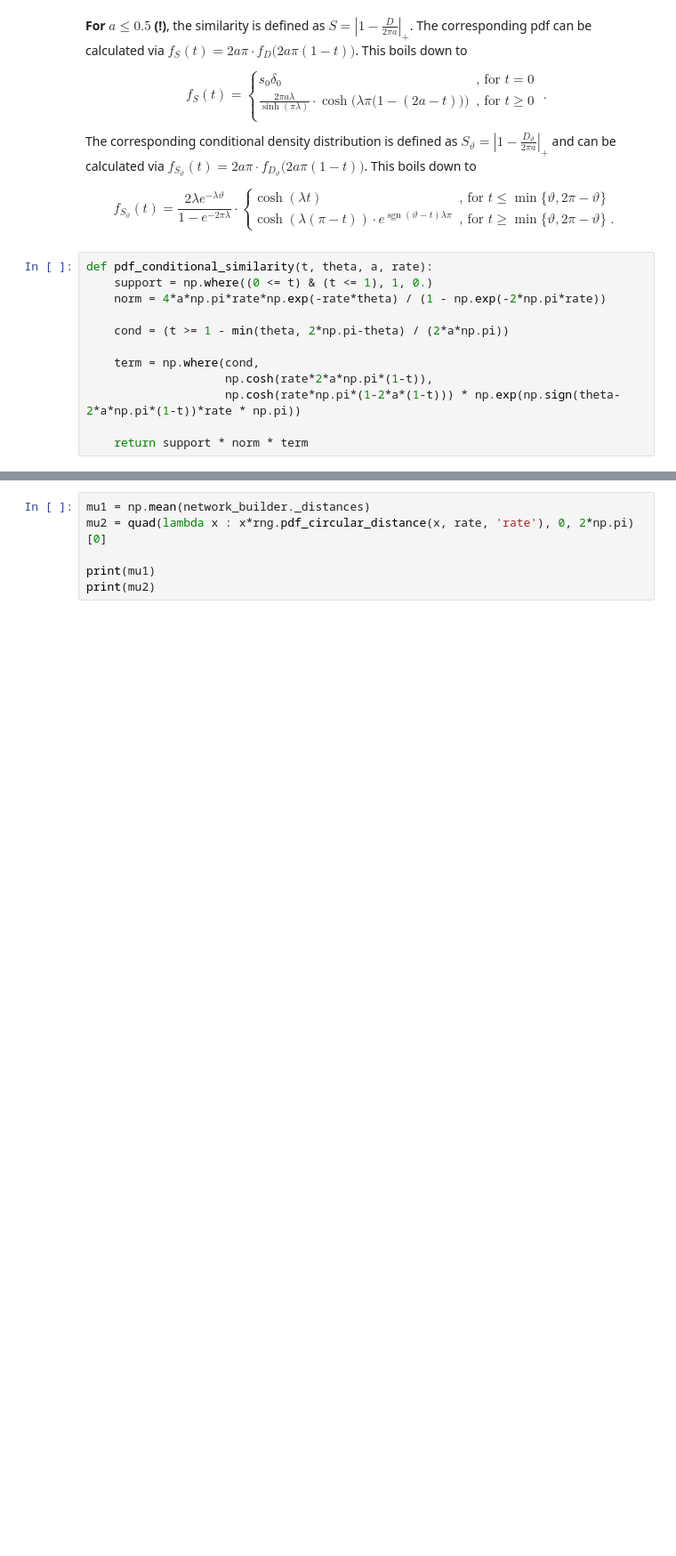
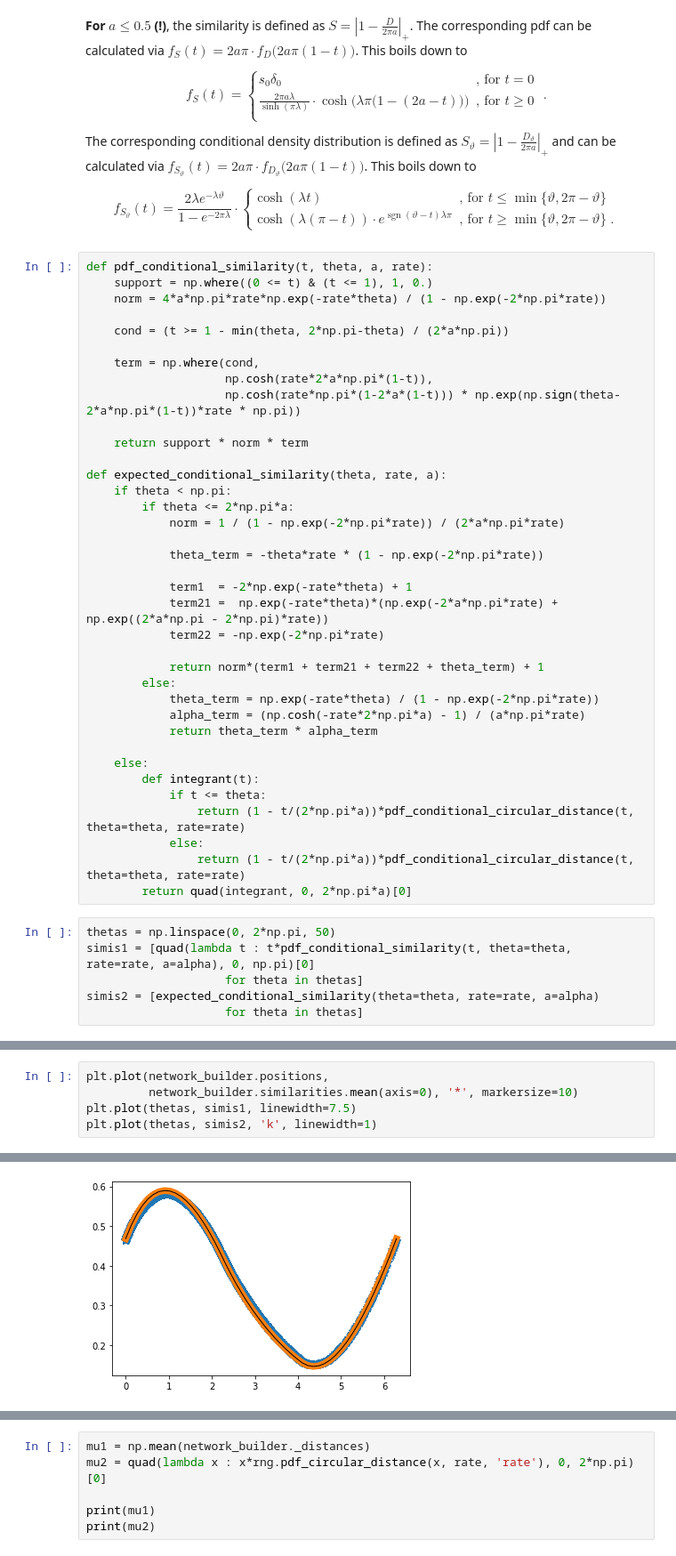
Before and after one commit to ClusterDuck123/ringity, a Jupyter notebook: doc/notebooks/network_model/distribution_functions.ipynb, the cells around one changed output, grey strips where cells are left out. Shown at 89% size. Saved outputs shown, nothing was run; the diff lists cells and outputs as text; blank space fills up the shorter version.

Commit message:
started first part of expected_conditional_similairty

```diff
--- a/doc/notebooks/network_model/distribution_functions.ipynb
+++ b/doc/notebooks/network_model/distribution_functions.ipynb
@@ -222,3 +216,34 @@ def pdf_conditional_similarity(t, theta, a, rate):
                     np.cosh(rate*np.pi*(1-2*a*(1-t))) * np.exp(np.sign(theta-2*a*np.pi*(1-t))*rate * np.pi))
 
     return support * norm * term
+
+def expected_conditional_similarity(theta, rate, a):
+    if theta < np.pi:
+        if theta <= 2*np.pi*a:
+            norm = 1 / (1 - np.exp(-2*np.pi*rate)) / (2*a*np.pi*rate)
+
+            theta_term = -theta*rate * (1 - np.exp(-2*np.pi*rate))
+
+            term1  = -2*np.exp(-rate*theta) + 1
+            term21 =  np.exp(-rate*theta)*(np.exp(-2*a*np.pi*rate) + np.exp((2*a*np.pi - 2*np.pi)*rate))
+            term22 = -np.exp(-2*np.pi*rate)
+
+            return norm*(term1 + term21 + term22 + theta_term) + 1
+        else:
+            theta_term = np.exp(-rate*theta) / (1 - np.exp(-2*np.pi*rate))
+            alpha_term = (np.cosh(-rate*2*np.pi*a) - 1) / (a*np.pi*rate)
+            return theta_term * alpha_term
+
+    else:
+        def integrant(t):
+            if t <= theta:
+                return (1 - t/(2*np.pi*a))*pdf_conditional_circular_distance(t, theta=theta, rate=rate)
+            else:
+                return (1 - t/(2*np.pi*a))*pdf_conditional_circular_distance(t, theta=theta, rate=rate)
+        return quad(integrant, 0, 2*np.pi*a)[0]
+# %%
+thetas = np.linspace(0, 2*np.pi, 50)
+simis1 = [quad(lambda t : t*pdf_conditional_similarity(t, theta=theta, rate=rate, a=alpha), 0, np.pi)[0]
+                    for theta in thetas]
+simis2 = [expected_conditional_similarity(theta=theta, rate=rate, a=alpha)
+                    for theta in thetas]
@@ -224,0 +256,6 @@ def pdf_conditional_similarity(t, theta, a, rate):
+# %%
+plt.plot(network_builder.positions,
+         network_builder.similarities.mean(axis=0), '*', markersize=10)
+plt.plot(thetas, simis1, linewidth=7.5)
+plt.plot(thetas, simis2, 'k', linewidth=1)
+# %% [output]
@@ -225,3 +263,4 @@ def pdf_conditional_similarity(t, theta, a, rate):
+[figure, added]
 # %%
 x = np.linspace(-0.1, 2*np.pi+0.1, 100)
 theta = 6
```
Also changed, not shown: parts of 10 cells of this notebook.
